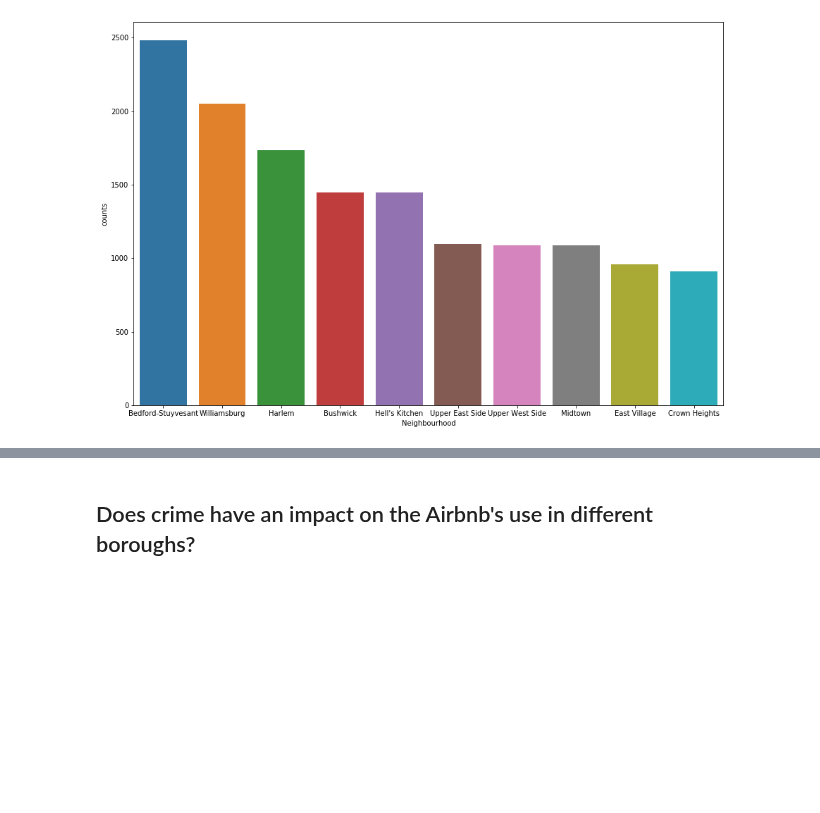
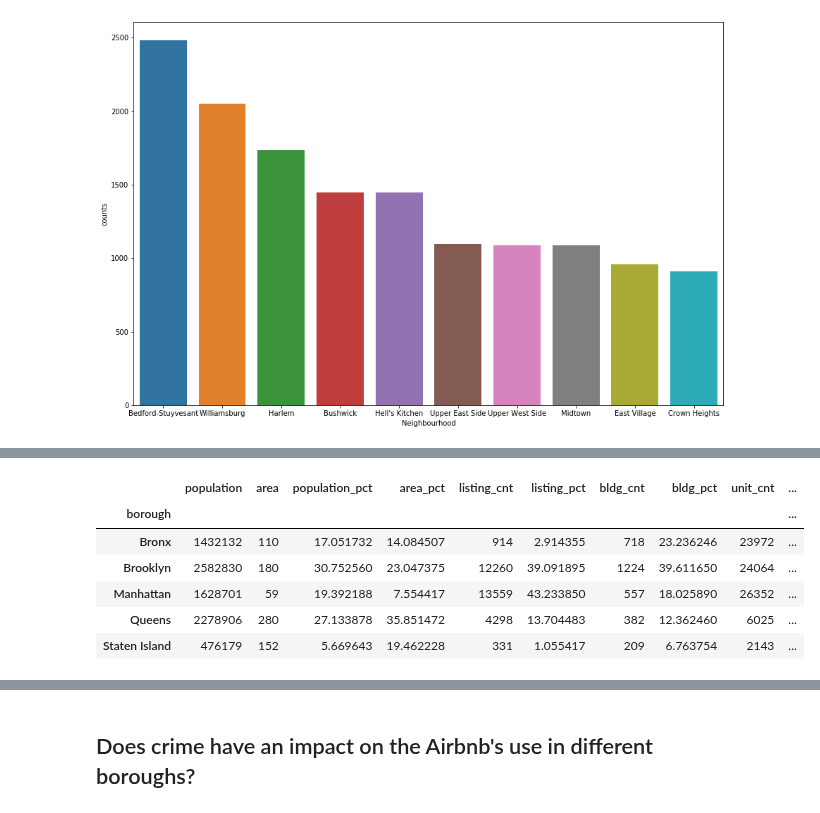
Before and after one commit to hayden4davey/Project1-Group2, a Jupyter notebook: Final Airbnb Analysis.ipynb, the cells around one changed output, grey strips where cells are left out. Saved outputs shown, nothing was run; the diff lists cells and outputs as text; code cells hidden in the pictures; blank space fills up the shorter version.

```diff
--- a/Final Airbnb Analysis.ipynb
+++ b/Final Airbnb Analysis.ipynb
@@ -242,0 +158,18 @@ plt.show()
+# %%
+a_file = 'Resources/CleanAirbnbData.csv'                     #air bnb datafile
+h_file = 'Resources/Housing_New_York_Units_by_Building.csv'  #housing datafile
+
+df_a = pd.read_csv(a_file)  # air bnb dataframe
+df_h = pd.read_csv(h_file)  # house buildings dataframe
+df_h = df_h[df_h['Building Completion Date'].notnull()]
+df_h['Building Completion Date'] = pd.to_datetime(df_h['Building Completion Date'])
+
+#other data population population/land area
+o_data = {'borough':['Bronx','Brooklyn','Manhattan','Queens','Staten Island'],
+         'population':[1432132,2582830,1628701,2278906,476179],
+         'area':[110,180,59,280, 152]}
+
+df_o = pd.DataFrame(o_data)  #other details dataframe
+df_o = df_o.set_index('borough')
+df_o['population_pct'] = (df_o['population']/df_o['population'].sum()) * 100
+df_o['area_pct'] = (df_o['area']/df_o['area'].sum()) * 100
@@ -242,0 +198,10 @@ plt.show()
+# %%
+df_all
+# %% [output]
+|  | population | area | population_pct | area_pct | listing_cnt | listing_pct | bldg_cnt | bldg_pct | unit_cnt | ... |
+| borough |  |  |  |  |  |  |  |  |  | ... |
+| Bronx | 1432132 | 110 | 17.051732 | 14.084507 | 914 | 2.914355 | 718 | 23.236246 | 23972 | ... |
+| Brooklyn | 2582830 | 180 | 30.752560 | 23.047375 | 12260 | 39.091895 | 1224 | 39.611650 | 24064 | ... |
+| Manhattan | 1628701 | 59 | 19.392188 | 7.554417 | 13559 | 43.233850 | 557 | 18.025890 | 26352 | ... |
+| Queens | 2278906 | 280 | 27.133878 | 35.851472 | 4298 | 13.704483 | 382 | 12.362460 | 6025 | ... |
+| Staten Island | 476179 | 152 | 5.669643 | 19.462228 | 331 | 1.055417 | 209 | 6.763754 | 2143 | ... |
```
Also changed, not shown: parts of 11 cells of this notebook.
